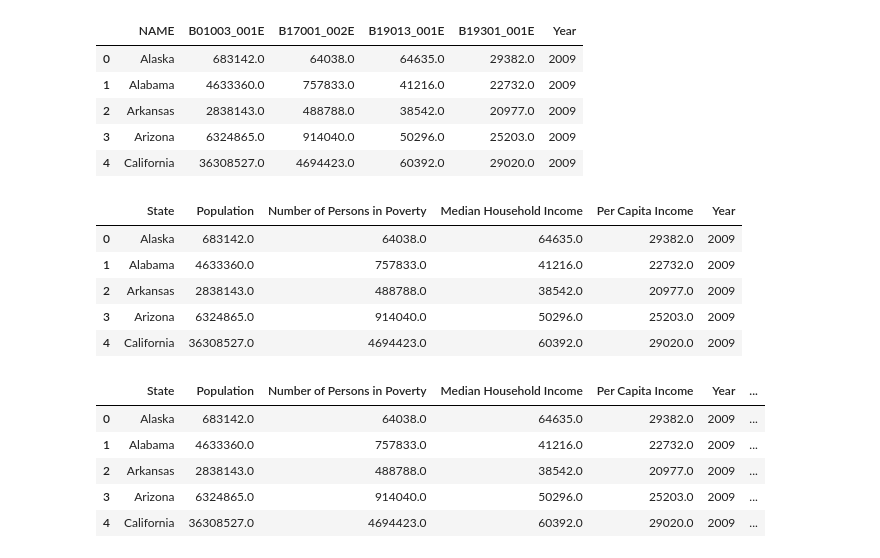
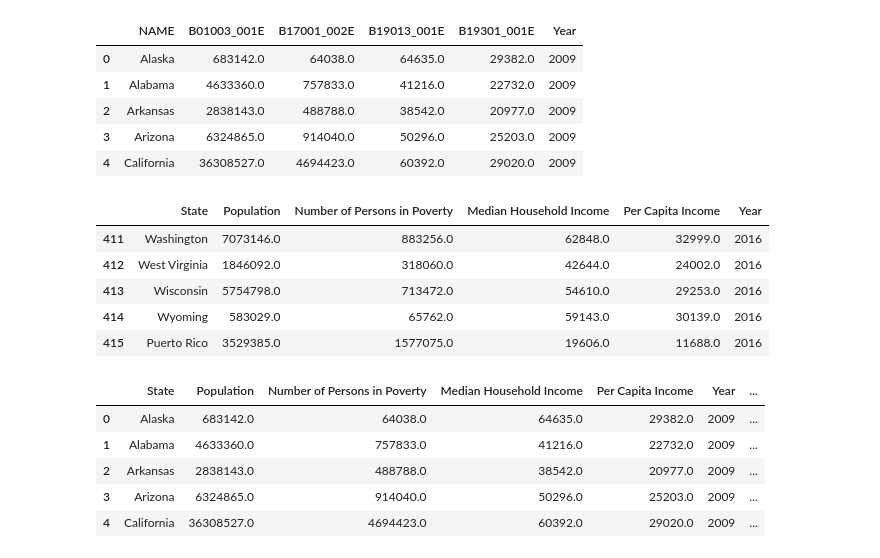
Before and after one commit to DataSteph/Opioid-Analysis-, a Jupyter notebook: Census Data - Median Household Income Per State.ipynb, the cells around one changed output. Saved outputs shown, nothing was run; the diff lists cells and outputs as text; code cells hidden in the pictures.

```diff
--- a/Census Data - Median Household Income Per State.ipynb
+++ b/Census Data - Median Household Income Per State.ipynb
@@ -127,19 +235,19 @@ census_y.head()
 # %%
 census_df = census_y.rename(columns = {
     "NAME":"State",
     "B01003_001E":"Population",
     "B17001_002E":"Number of Persons in Poverty",
     "B19013_001E": "Median Household Income",
     "B19301_001E": "Per Capita Income"
 })
-census_df.head()
+census_df.tail()
 # %% [output]
 |  | State | Population | Number of Persons in Poverty | Median Household Income | Per Capita Income | Year |
-| 0 | Alaska | 683142.0 | 64038.0 | 64635.0 | 29382.0 | 2009 |
-| 1 | Alabama | 4633360.0 | 757833.0 | 41216.0 | 22732.0 | 2009 |
-| 2 | Arkansas | 2838143.0 | 488788.0 | 38542.0 | 20977.0 | 2009 |
-| 3 | Arizona | 6324865.0 | 914040.0 | 50296.0 | 25203.0 | 2009 |
-| 4 | California | 36308527.0 | 4694423.0 | 60392.0 | 29020.0 | 2009 |
+| 411 | Washington | 7073146.0 | 883256.0 | 62848.0 | 32999.0 | 2016 |
+| 412 | West Virginia | 1846092.0 | 318060.0 | 42644.0 | 24002.0 | 2016 |
+| 413 | Wisconsin | 5754798.0 | 713472.0 | 54610.0 | 29253.0 | 2016 |
+| 414 | Wyoming | 583029.0 | 65762.0 | 59143.0 | 30139.0 | 2016 |
+| 415 | Puerto Rico | 3529385.0 | 1577075.0 | 19606.0 | 11688.0 | 2016 |
 # %%
 census_df["Poverty Rate"] = (census_df["Number of Persons in Poverty"].astype(int) / census_df["Population"].astype(int) )*100
 # %%
```
Also changed, not shown: parts of 6 cells of this notebook, 1 other file.
